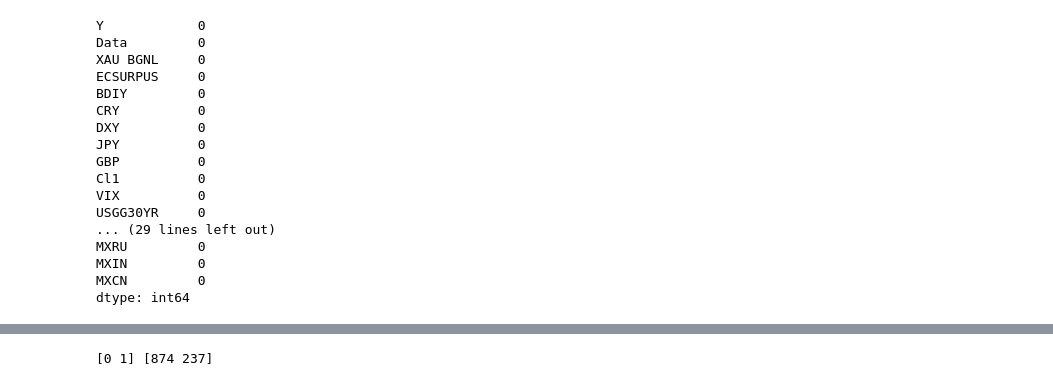
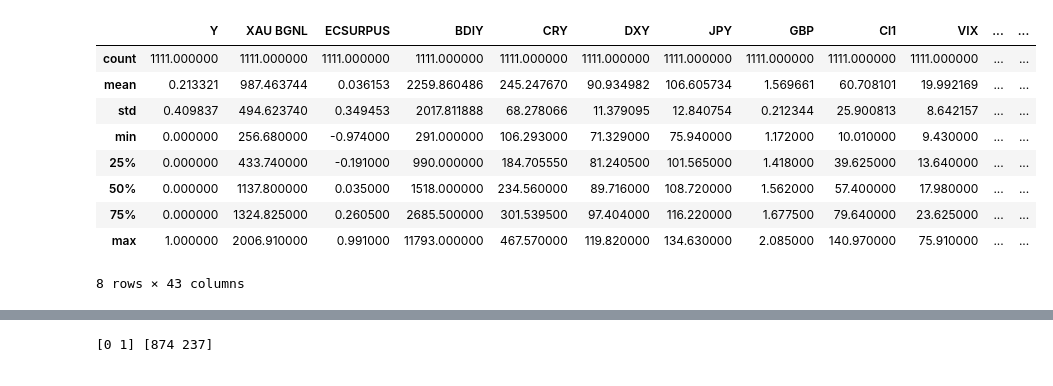
Before and after one commit to SKhan23-SWE/Market_Anomaly_Detection, a Jupyter notebook: market_analysis.ipynb, the cells around one changed output, grey strips where cells are left out. Cells and saved outputs as stored; diff of their text form; code cells hidden in the pictures.

```diff
--- a/market_analysis.ipynb
+++ b/market_analysis.ipynb
@@ -17,20 +14,14 @@ df.head()
 # %%
-print(df.isnull().sum())
+# print(df.isnull().sum())
+df.describe()
 # %% [output]
+|  | Y | XAU BGNL | ECSURPUS | BDIY | CRY | DXY | JPY | GBP | Cl1 | VIX | ... | ... |
+| count | 1111.000000 | 1111.000000 | 1111.000000 | 1111.000000 | 1111.000000 | 1111.000000 | 1111.000000 | 1111.000000 | 1111.000000 | 1111.000000 | ... | ... |
+| mean | 0.213321 | 987.463744 | 0.036153 | 2259.860486 | 245.247670 | 90.934982 | 106.605734 | 1.569661 | 60.708101 | 19.992169 | ... | ... |
+| std | 0.409837 | 494.623740 | 0.349453 | 2017.811888 | 68.278066 | 11.379095 | 12.840754 | 0.212344 | 25.900813 | 8.642157 | ... | ... |
+| min | 0.000000 | 256.680000 | -0.974000 | 291.000000 | 106.293000 | 71.329000 | 75.940000 | 1.172000 | 10.010000 | 9.430000 | ... | ... |
+| 25% | 0.000000 | 433.740000 | -0.191000 | 990.000000 | 184.705550 | 81.240500 | 101.565000 | 1.418000 | 39.625000 | 13.640000 | ... | ... |
+| 50% | 0.000000 | 1137.800000 | 0.035000 | 1518.000000 | 234.560000 | 89.716000 | 108.720000 | 1.562000 | 57.400000 | 17.980000 | ... | ... |
+| 75% | 0.000000 | 1324.825000 | 0.260500 | 2685.500000 | 301.539500 | 97.404000 | 116.220000 | 1.677500 | 79.640000 | 23.625000 | ... | ... |
+| max | 1.000000 | 2006.910000 | 0.991000 | 11793.000000 | 467.570000 | 119.820000 | 134.630000 | 2.085000 | 140.970000 | 75.910000 | ... | ... |
-Y            0
-Data         0
-XAU BGNL     0
-ECSURPUS     0
-BDIY         0
-CRY          0
-DXY          0
-JPY          0
-GBP          0
-Cl1          0
-VIX          0
-USGG30YR     0
-... (29 lines left out)
-MXRU         0
-MXIN         0
-MXCN         0
-dtype: int64
+8 rows × 43 columns
```
Also changed, not shown: parts of 25 cells of this notebook.
